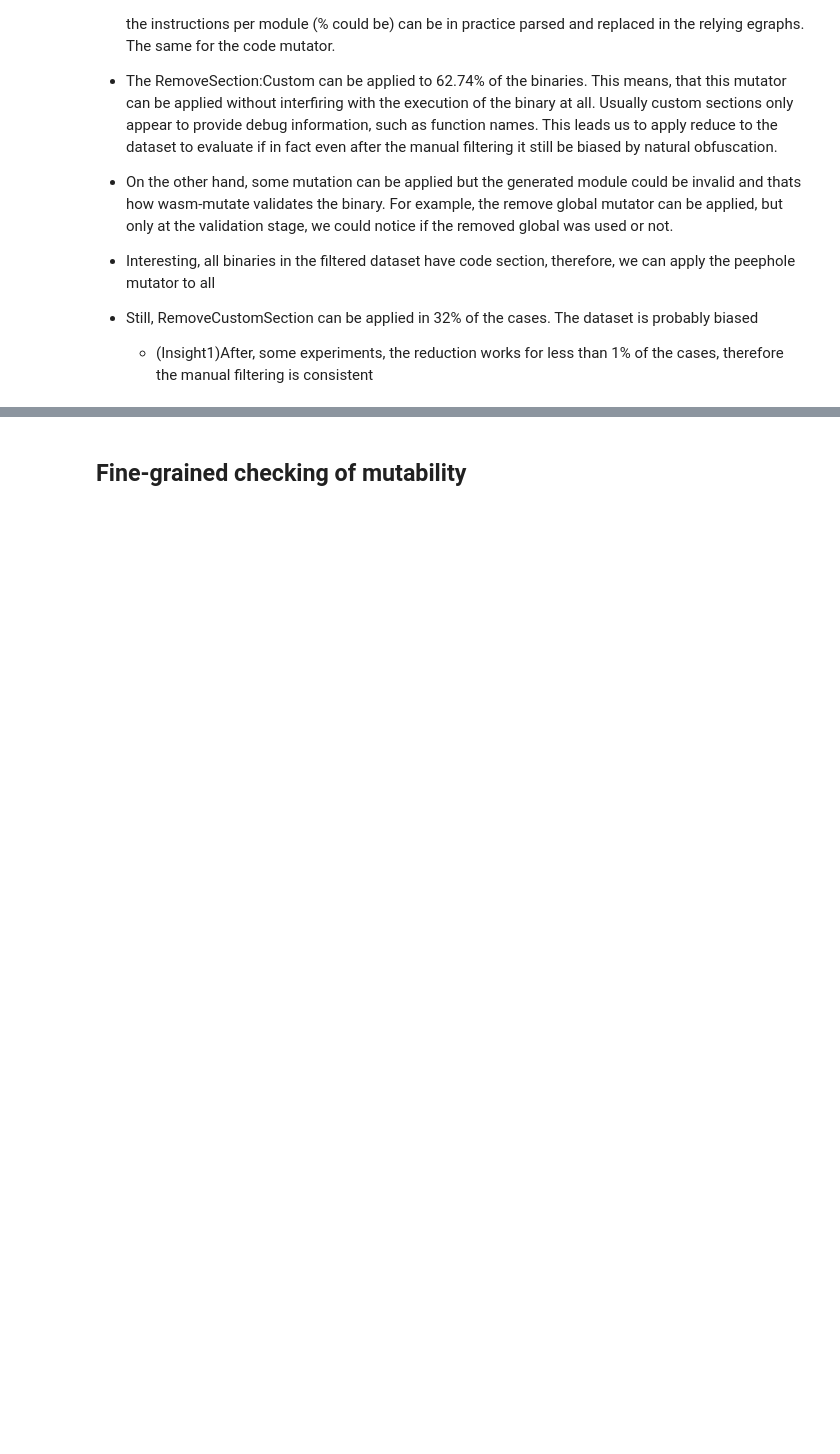
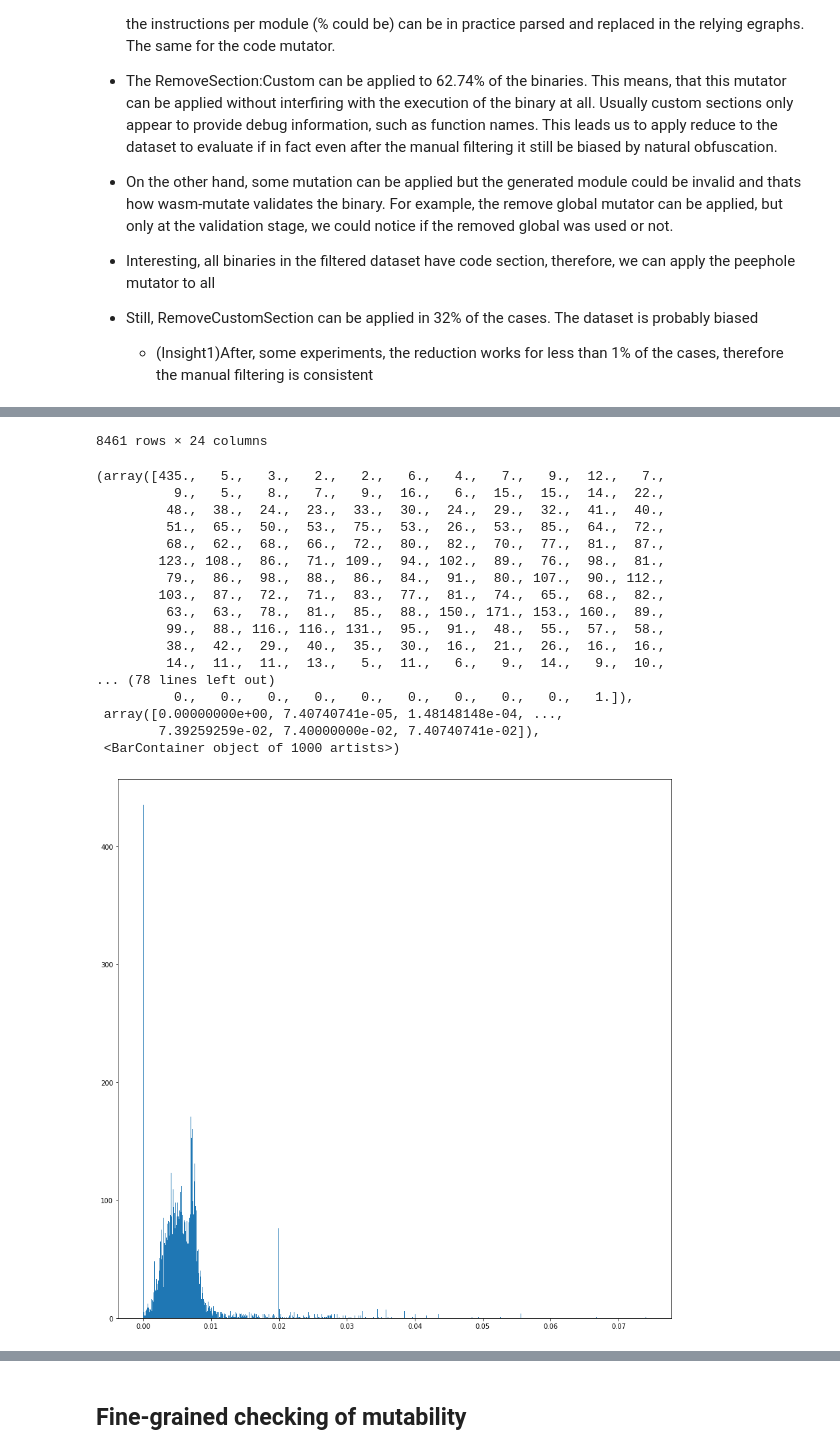
Before and after one commit to ASSERT-KTH/wasm_evasion, a Jupyter notebook: notebooks/RQ1.ipynb, the cells around one changed output, grey strips where cells are left out. Saved outputs shown, nothing was run; the diff lists cells and outputs as text; code cells hidden in the pictures; blank space fills up the shorter version.

```diff
--- a/notebooks/RQ1.ipynb
+++ b/notebooks/RQ1.ipynb
@@ -128,6 +112,0 @@ We will use this index to create the feature selection of swarm-testing. **It is
-# %%
-# get mutability_ratio for unroll
-alldf['unroll_mutability'] = 100*alldf['codemotion_loops']/alldf['num_instructions']
-display(alldf)
-
-plt.hist(alldf[alldf['num_instructions'] > 0]['unroll_mutability'], bins=1000)
@@ -171,6 +112,0 @@ There is a normal distribution in the 0.5% of mutability for the unroll mutator.
-# %%
-# get mutability_ratio for unroll
-alldf['ifs_mutability'] = 100*alldf['codemotion_ifs']/alldf['num_instructions']
-display(alldf)
-
-plt.hist(alldf[alldf['num_instructions'] > 0]['ifs_mutability'], bins=1000)
@@ -211,0 +128,7 @@ In the case of the `if completement` mutator, it seems like an uniform distribut
+# %%
+# get mutability_ratio for unroll
+alldf['unroll_mutability'] = alldf['codemotion_loops']/alldf['num_instructions']
+display(alldf)
+
+plt.hist(alldf[alldf['num_instructions'] > 0]['unroll_mutability'], bins=1000)
+# %% [output]
@@ -211,0 +148,19 @@ In the case of the `if completement` mutator, it seems like an uniform distribut
+8461 rows × 24 columns
+(array([435.,   5.,   3.,   2.,   2.,   6.,   4.,   7.,   9.,  12.,   7.,
+          9.,   5.,   8.,   7.,   9.,  16.,   6.,  15.,  15.,  14.,  22.,
+         48.,  38.,  24.,  23.,  33.,  30.,  24.,  29.,  32.,  41.,  40.,
+         51.,  65.,  50.,  53.,  75.,  53.,  26.,  53.,  85.,  64.,  72.,
+         68.,  62.,  68.,  66.,  72.,  80.,  82.,  70.,  77.,  81.,  87.,
+        123., 108.,  86.,  71., 109.,  94., 102.,  89.,  76.,  98.,  81.,
+         79.,  86.,  98.,  88.,  86.,  84.,  91.,  80., 107.,  90., 112.,
+        103.,  87.,  72.,  71.,  83.,  77.,  81.,  74.,  65.,  68.,  82.,
+         63.,  63.,  78.,  81.,  85.,  88., 150., 171., 153., 160.,  89.,
+         99.,  88., 116., 116., 131.,  95.,  91.,  48.,  55.,  57.,  58.,
+         38.,  42.,  29.,  40.,  35.,  30.,  16.,  21.,  26.,  16.,  16.,
+         14.,  11.,  11.,  13.,   5.,  11.,   6.,   9.,  14.,   9.,  10.,
+... (78 lines left out)
+          0.,   0.,   0.,   0.,   0.,   0.,   0.,   0.,   0.,   1.]),
+ array([0.00000000e+00, 7.40740741e-05, 1.48148148e-04, ...,
+        7.39259259e-02, 7.40000000e-02, 7.40740741e-02]),
+ <BarContainer object of 1000 artists>)
+[figure, added]
```
Also changed, not shown: parts of 15 cells of this notebook, 3 other files.
